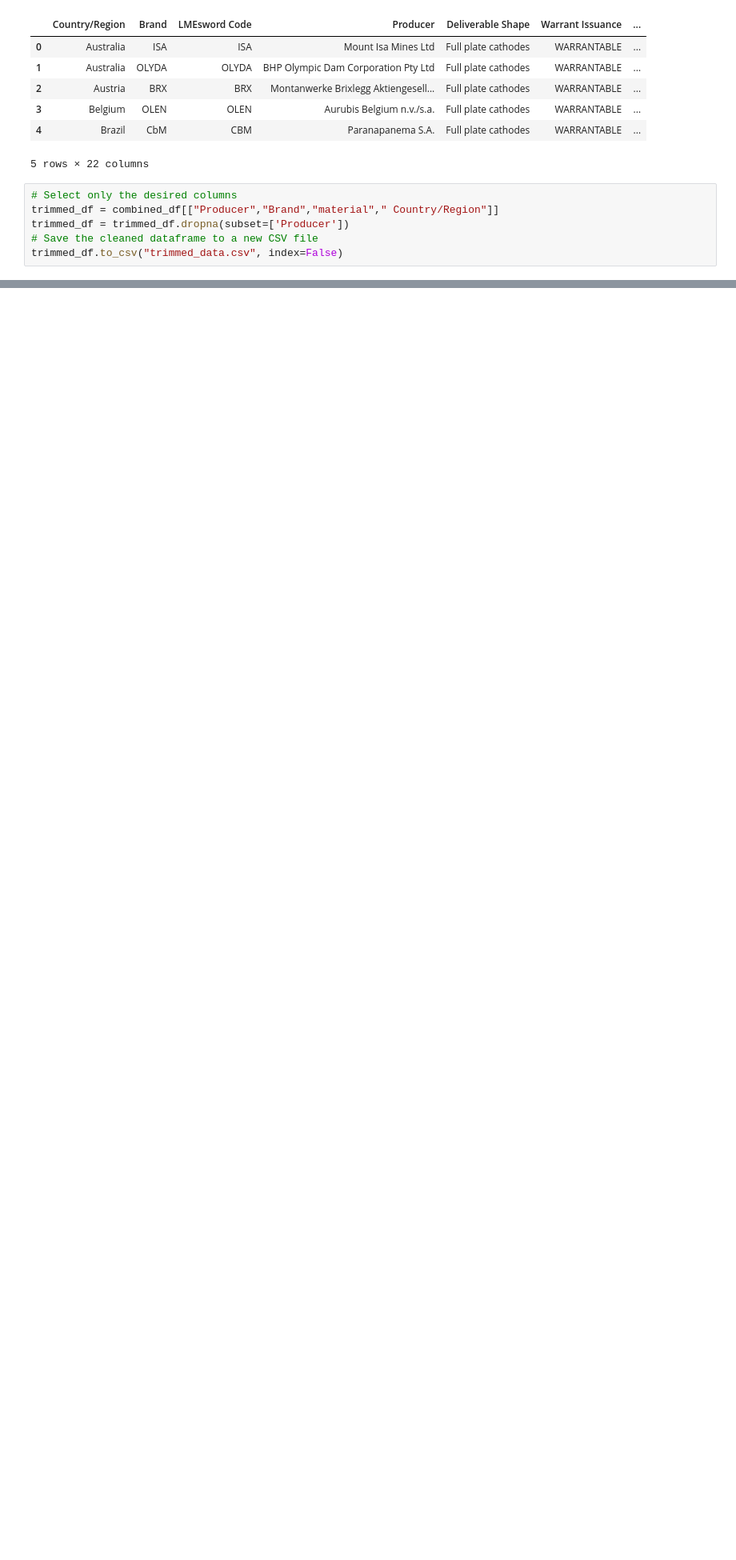
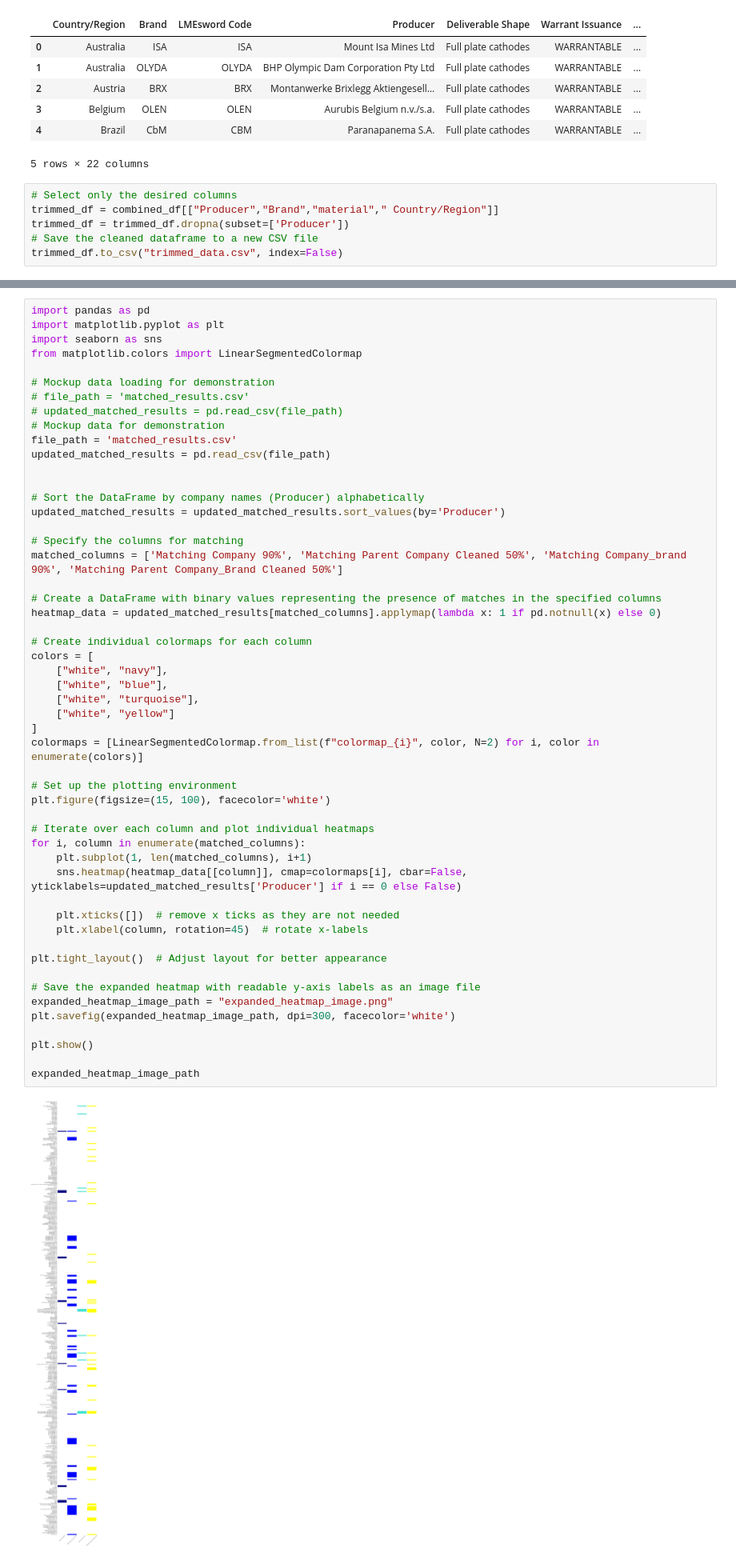
Before and after one commit to aerler101-1/GLAN, a Jupyter notebook: GLAN/GLAN Task 1 and 2.ipynb, the cells around one changed output, grey strips where cells are left out. Shown at 80% size. Saved outputs shown, nothing was run; the diff lists cells and outputs as text; blank space fills up the shorter version.

```diff
--- a/GLAN/GLAN Task 1 and 2.ipynb
+++ b/GLAN/GLAN Task 1 and 2.ipynb
@@ -206,0 +174,54 @@ plt.show()
+# %%
+import pandas as pd
+import matplotlib.pyplot as plt
+import seaborn as sns
+from matplotlib.colors import LinearSegmentedColormap
+
+# Mockup data loading for demonstration
+# file_path = 'matched_results.csv'
+# updated_matched_results = pd.read_csv(file_path)
+# Mockup data for demonstration
+file_path = 'matched_results.csv'
+updated_matched_results = pd.read_csv(file_path)
+
+
+# Sort the DataFrame by company names (Producer) alphabetically
+updated_matched_results = updated_matched_results.sort_values(by='Producer')
+
+# Specify the columns for matching
+matched_columns = ['Matching Company 90%', 'Matching Parent Company Cleaned 50%', 'Matching Company_brand 90%', 'Matching Parent Company_Brand Cleaned 50%']
+
+# Create a DataFrame with binary values representing the presence of matches in the specified columns
+heatmap_data = updated_matched_results[matched_columns].applymap(lambda x: 1 if pd.notnull(x) else 0)
+
+# Create individual colormaps for each column
+colors = [
+    ["white", "navy"],
+    ["white", "blue"],
+    ["white", "turquoise"],
+    ["white", "yellow"]
+]
+colormaps = [LinearSegmentedColormap.from_list(f"colormap_{i}", color, N=2) for i, color in enumerate(colors)]
+
+# Set up the plotting environment
+plt.figure(figsize=(15, 100), facecolor='white')
+
+# Iterate over each column and plot individual heatmaps
+for i, column in enumerate(matched_columns):
+    plt.subplot(1, len(matched_columns), i+1)
+    sns.heatmap(heatmap_data[[column]], cmap=colormaps[i], cbar=False, yticklabels=updated_matched_results['Producer'] if i == 0 else False)
+
+    plt.xticks([])  # remove x ticks as they are not needed
+    plt.xlabel(column, rotation=45)  # rotate x-labels
+
+plt.tight_layout()  # Adjust layout for better appearance
+
+# Save the expanded heatmap with readable y-axis labels as an image file
+expanded_heatmap_image_path = "expanded_heatmap_image.png"
+plt.savefig(expanded_heatmap_image_path, dpi=300, facecolor='white')
+
+plt.show()
+
+expanded_heatmap_image_path
+# %% [output]
+[figure, added]
```
Also changed, not shown: parts of 3 cells of this notebook, 3 other files.
